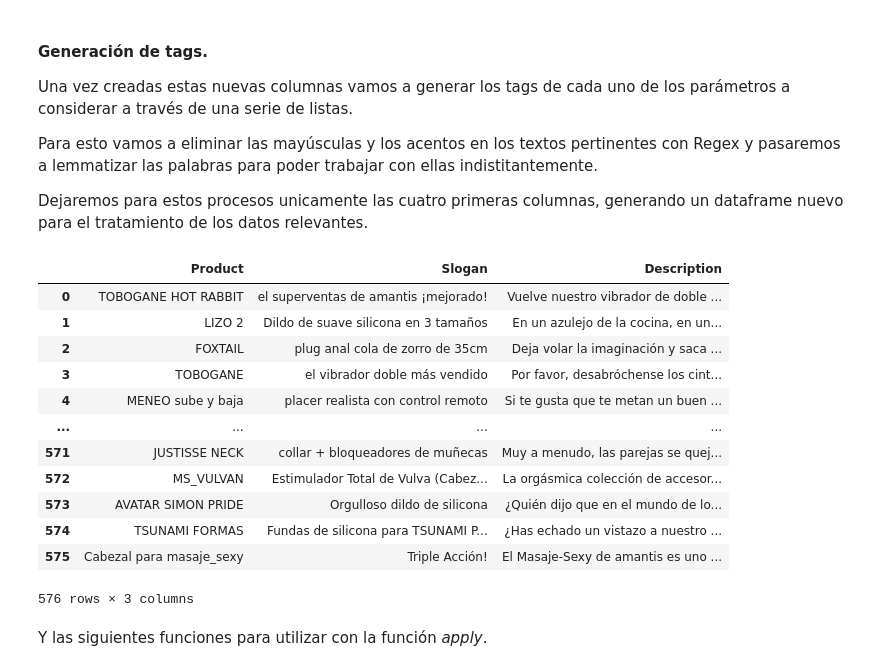
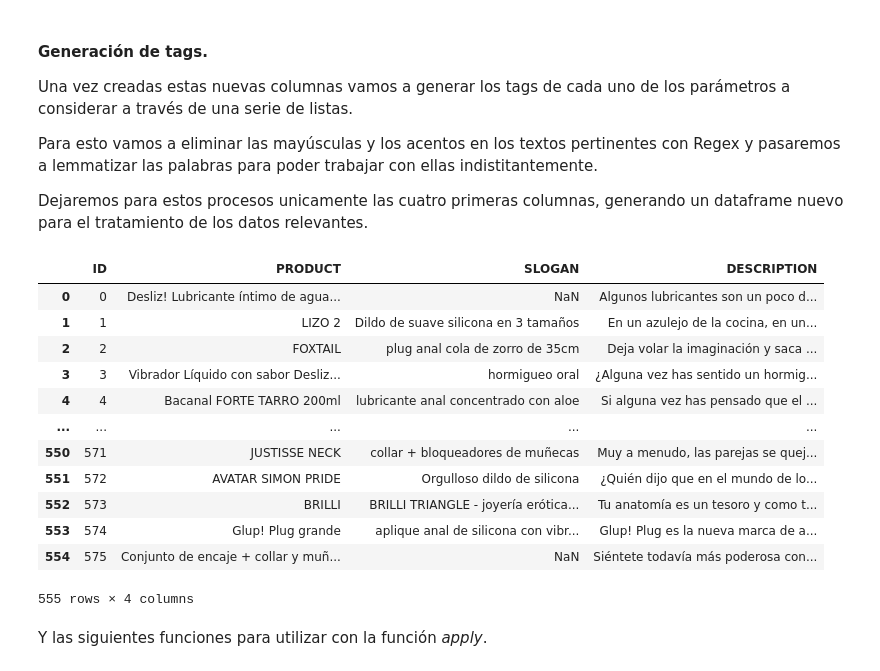
Before and after one commit to 75Engel/Webscrapping_tienda_online, a Jupyter notebook: Project_Resume.ipynb, the cells around one changed output. Cells and saved outputs as stored; diff of their text form; code cells hidden in the pictures.

```diff
--- a/Project_Resume.ipynb
+++ b/Project_Resume.ipynb
@@ -483,7 +484,7 @@ from nltk.stem.snowball import SnowballStemmer
 nlp = spacy.load('es_core_news_lg')
 # %%
 os.getcwd()
-path='Data\scrapped_data.csv'
+path='Data\productos.csv'
 dataframe=pd.read_csv(path)
 dataframe
 # %% [output]
@@ -507,6 +503,0 @@ En principio algunas de estas columnas son variables que no necesitaremos para e
-# %%
-dataframe['Name'] = dataframe['Name'].str.replace(r'-(?=\w)', '_')
-dataframe[['Product', 'Slogan']] = dataframe['Name'].str.split('[,-.]', 1, expand=True)
-dataframe['Product'] = dataframe['Product'].str.strip()
-dataframe['Slogan'] = dataframe['Slogan'].str.strip()
-dataframe
@@ -535,6 +503,0 @@ Dado que se observan que hay *\r* dentro de los textos de estas columnas, vamos
-# %%
-dataframe['Characteristics'] = dataframe['Description'].str.split('Ver características y medidas', 1).str[1]
-dataframe['Description'] = dataframe['Description'].str.split('Ver características y medidas', 1).str[0].str.strip()
-dataframe['Characteristics'] = dataframe['Characteristics'].str.replace('\r', ' ')
-dataframe['Description'] = dataframe['Description'].str.replace('\r', ' ')
-dataframe
@@ -557,10 +503,0 @@ Eliminamos *Nombre* y sustituimos por *Product*, *Slogan*, *Description* y *Char
-# %%
-col_1 = dataframe.pop('Product')
-col_2=dataframe.pop('Slogan')
-col_3=dataframe.pop('Characteristics')
-dataframe.drop(columns=['Name'],inplace=True)
-
-dataframe.insert(loc= 0 , column= 'Product', value= col_1)
-dataframe.insert(loc= 1 , column= 'Slogan', value= col_2)
-dataframe.insert(loc= 3 , column= 'Characteristics', value= col_3)
-dataframe.head()
@@ -580,22 +510,22 @@ Para esto vamos a eliminar las mayúsculas y los acentos en los textos pertinent
 
 Dejaremos para estos procesos unicamente las cuatro primeras columnas, generando un dataframe nuevo para el tratamiento de los datos relevantes.
 # %%
-df_engineer=dataframe.iloc[:,:3]
+df_engineer=dataframe.iloc[:,:4]
 df_engineer
 # %% [output]
-|  | Product | Slogan | Description |
-| 0 | TOBOGANE HOT RABBIT | el superventas de amantis ¡mejorado! | Vuelve nuestro vibrador de doble ... |
-| 1 | LIZO 2 | Dildo de suave silicona en 3 tamaños | En un azulejo de la cocina, en un... |
-| 2 | FOXTAIL | plug anal cola de zorro de 35cm | Deja volar la imaginación y saca ... |
-| 3 | TOBOGANE | el vibrador doble más vendido | Por favor, desabróchense los cint... |
-| 4 | MENEO sube y baja | placer realista con control remoto | Si te gusta que te metan un buen ... |
-| ... | ... | ... | ... |
-| 571 | JUSTISSE NECK | collar + bloqueadores de muñecas | Muy a menudo, las parejas se quej... |
-| 572 | MS_VULVAN | Estimulador Total de Vulva (Cabez... | La orgásmica colección de accesor... |
-| 573 | AVATAR SIMON PRIDE | Orgulloso dildo de silicona | ¿Quién dijo que en el mundo de lo... |
-| 574 | TSUNAMI FORMAS | Fundas de silicona para TSUNAMI P... | ¿Has echado un vistazo a nuestro ... |
-| 575 | Cabezal para masaje_sexy | Triple Acción! | El Masaje-Sexy de amantis es uno ... |
+|  | ID | PRODUCT | SLOGAN | DESCRIPTION |
+| 0 | 0 | Desliz! Lubricante íntimo de agua... | NaN | Algunos lubricantes son un poco d... |
+| 1 | 1 | LIZO 2 | Dildo de suave silicona en 3 tamaños | En un azulejo de la cocina, en un... |
+| 2 | 2 | FOXTAIL | plug anal cola de zorro de 35cm | Deja volar la imaginación y saca ... |
+| 3 | 3 | Vibrador Líquido con sabor Desliz... | hormigueo oral | ¿Alguna vez has sentido un hormig... |
+| 4 | 4 | Bacanal FORTE TARRO 200ml | lubricante anal concentrado con aloe | Si alguna vez has pensado que el ... |
+| ... | ... | ... | ... | ... |
+| 550 | 571 | JUSTISSE NECK | collar + bloqueadores de muñecas | Muy a menudo, las parejas se quej... |
+| 551 | 572 | AVATAR SIMON PRIDE | Orgulloso dildo de silicona | ¿Quién dijo que en el mundo de lo... |
+| 552 | 573 | BRILLI | BRILLI TRIANGLE - joyería erótica... | Tu anatomía es un tesoro y como t... |
+| 553 | 574 | Glup! Plug grande | aplique anal de silicona con vibr... | Glup! Plug es la nueva marca de a... |
+| 554 | 575 | Conjunto de encaje + collar y muñ... | NaN | Siéntete todavía más poderosa con... |
-576 rows × 3 columns
+555 rows × 4 columns
 # %% [markdown]
 Y las siguientes funciones para utilizar con la función *apply*.
 # %%
```
Also changed, not shown: parts of 15 cells of this notebook, 10 other files.
